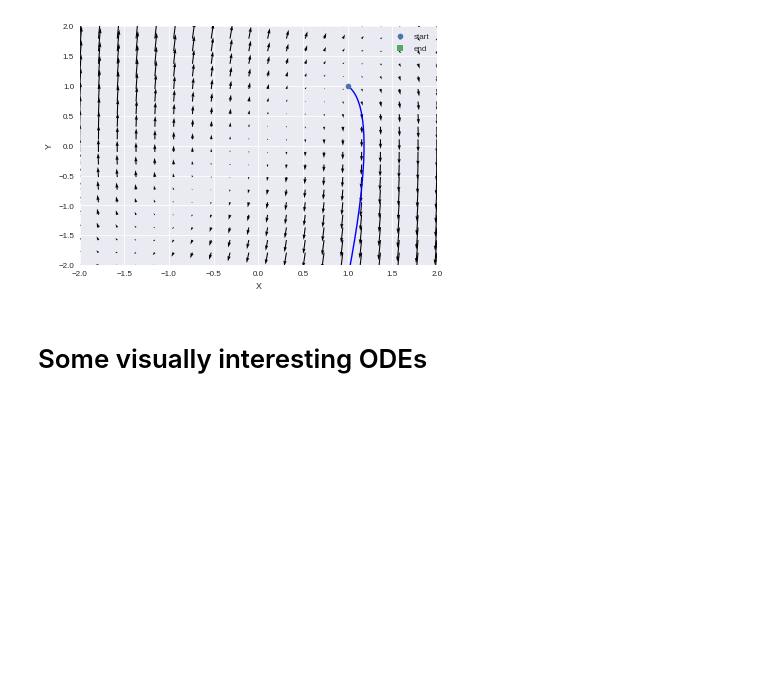
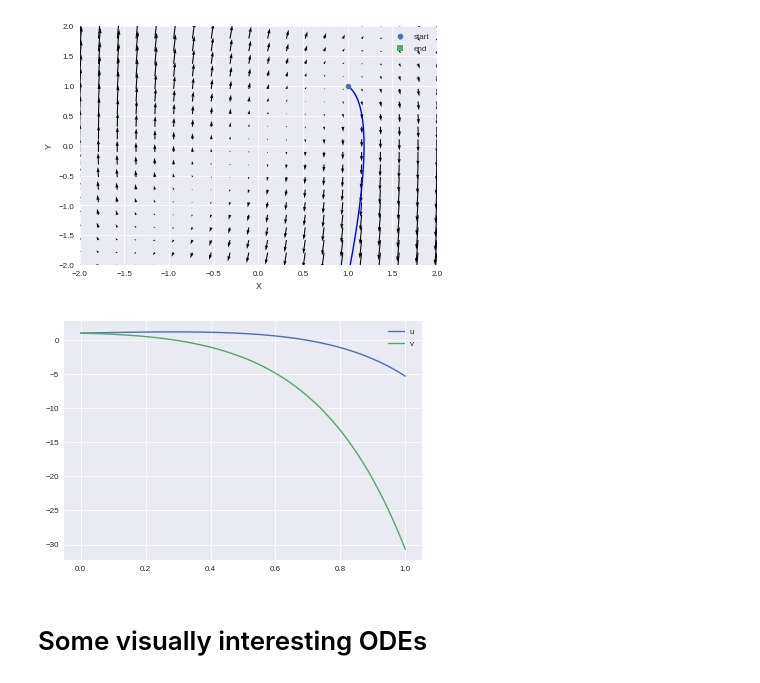
Before and after one commit to titu1994/tfdiffeq, a Jupyter notebook: examples/ode_usage.ipynb, the cells around one changed output. Cells and saved outputs as stored; diff of their text form; code cells hidden in the pictures; blank space fills up the shorter version.

```diff
--- a/examples/ode_usage.ipynb
+++ b/examples/ode_usage.ipynb
@@ -131,6 +131,10 @@ plt.ylim(lims)
 # %% [output]
 (-2, 2)
 [figure]
+# %%
+plot_results(t, result, labels=['u', 'v'])
+# %% [output]
+[figure, added]
 # %% [markdown]
 # Some visually interesting ODEs
 # %%
```
Also changed, not shown: parts of 76 cells of this notebook.
